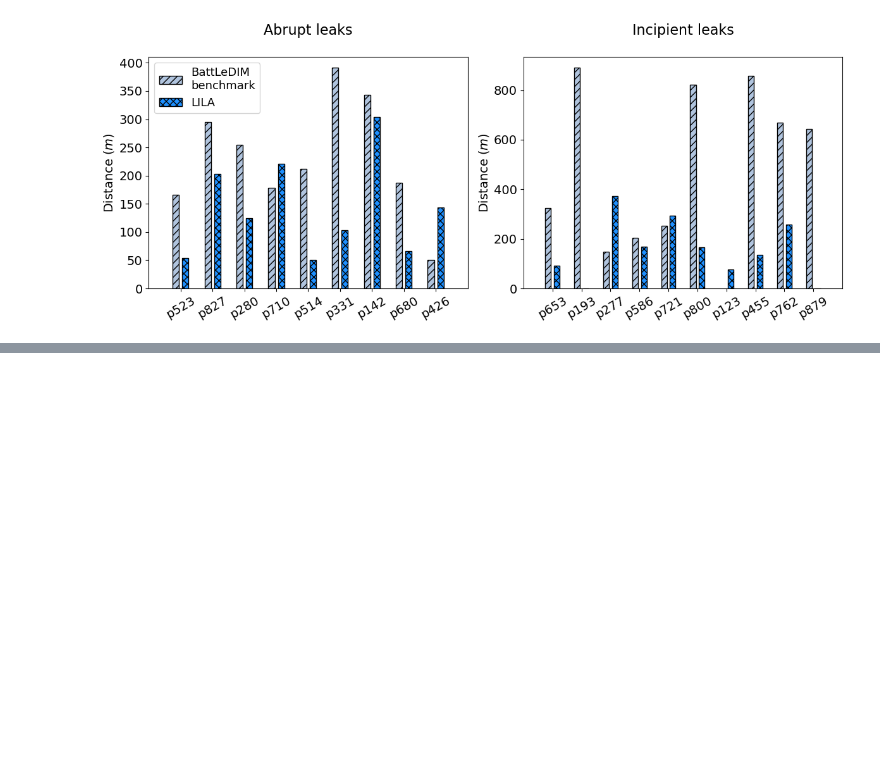
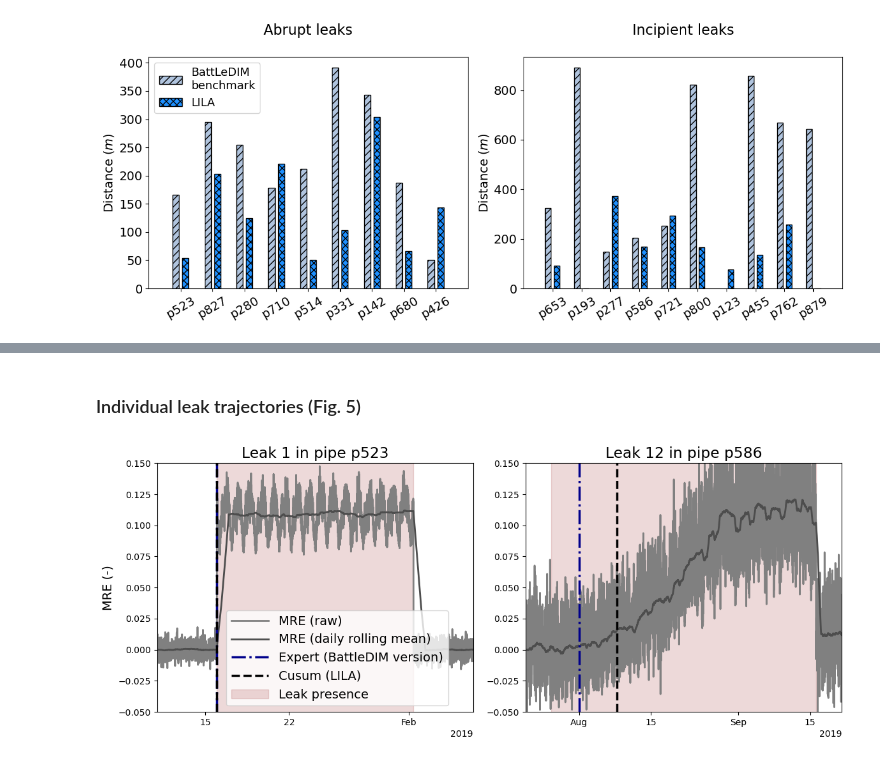
Before and after one commit to SWN-group-at-TU-Berlin/LILA, a Jupyter notebook: LI/2019_leakage_identification.ipynb, the cells around one changed output, grey strips where cells are left out. Saved outputs shown, nothing was run; the diff lists cells and outputs as text; code cells hidden in the pictures; blank space fills up the shorter version.

```diff
--- a/LI/2019_leakage_identification.ipynb
+++ b/LI/2019_leakage_identification.ipynb
@@ -944,0 +1035,62 @@ fig.savefig("localization_distances.png",dpi=300)
+# %% [markdown]
+### Individual leak trajectories (Fig. 5)
+# %%
+fig, ax = plt.subplots(nrows=1, ncols=2, figsize=(12,5))
+
+font = {'size'   : 14}
+plt.rc('font', **font)
+
+
+lst_pipes = ['p523', 'p586']
+lst_titles = ['Leak 1 in pipe {}'.format(lst_pipes[0]), 'Leak 12 in pipe p586']
+lst_det_cusum = ['2019-01-15 23:00:00', '2019-08-08 09:20:00']
+lst_det_expert = ['2019-01-15 23:00:00', '2019-08-01 00:30']
+lst_col = [[255,255,255]]
+
+ax[0].set_ylabel('MRE (-)', size=14)
+
+
+for i, pipe in enumerate(lst_pipes):
+
+    df_traj_ = df_leak_det[pipe]
+
+    # select analysis starting dates (10days prior to leak)
+    delta_t = 5 #days
+    search_start  = (df_overview_true['leak_start']-pd.Timedelta(delta_t, unit='D'))[pipe]
+    search_end = (df_overview_true['leak_fix']+pd.Timedelta(delta_t, unit='D'))[pipe]
+
+    df_traj_.loc[:search_start] = 0
+    df_traj_.loc[search_end:] = 0
+
+
+    ax[i].plot(df_traj_.loc[search_start:search_end], c=(0.5,0.5,0.5), lw=2)
+    ax[i].plot(df_traj_.rolling(24*12).mean().loc[search_start:search_end], c=(0.3,0.3,0.3), lw=2)
+
+
+    ax[i].axvline(pd.Timestamp(lst_det_expert[i]), c='darkblue', ls='-.', lw=2.5, label='Expert annotation')
+
+    ax[i].axvline(pd.Timestamp(lst_det_cusum[i]), c='k', ls='--', lw=2.5, label='Cusum annotation')
+
+    ax[i].fill_between([df_overview_true['leak_start'][pipe], df_overview_true['leak_fix'][pipe]], [1,1], [-1,-1], color='darkred', alpha=0.15)
+
+    ax[i].set_xlim([search_start, search_end])
+    ax[i].set_ylim([-0.05, 0.15])
+
+    ax[i].set_title(lst_titles[i])
+
+    locator = mdates.AutoDateLocator(minticks=3, maxticks=6)
+    formatter = mdates.ConciseDateFormatter(locator)
+    formatter.offset_formats[2] = '%Y'
+    ax[i].get_xaxis().set_major_locator(locator)
+    ax[i].get_xaxis().set_major_formatter(formatter)
+
+# hack for legend
+ax[1].bar(-100, 1, width=0.38,color='darkred', alpha=0.3, label='expert')
+
+ax[0].legend(['MRE (raw)', 'MRE (daily rolling mean)', 'Expert (BattleDIM version)', 'Cusum (LILA)', 'Leak presence'],
+           loc='lower center',bbox_to_anchor=(0.32, 0, 0.5, 0.75), handlelength=3)
+
+fig.tight_layout()
+fig.savefig("individual_leak_trajectories.png",dpi=300)
+# %% [output]
+[figure, added]
```
Also changed, not shown: parts of 11 cells of this notebook, 3 other files.
